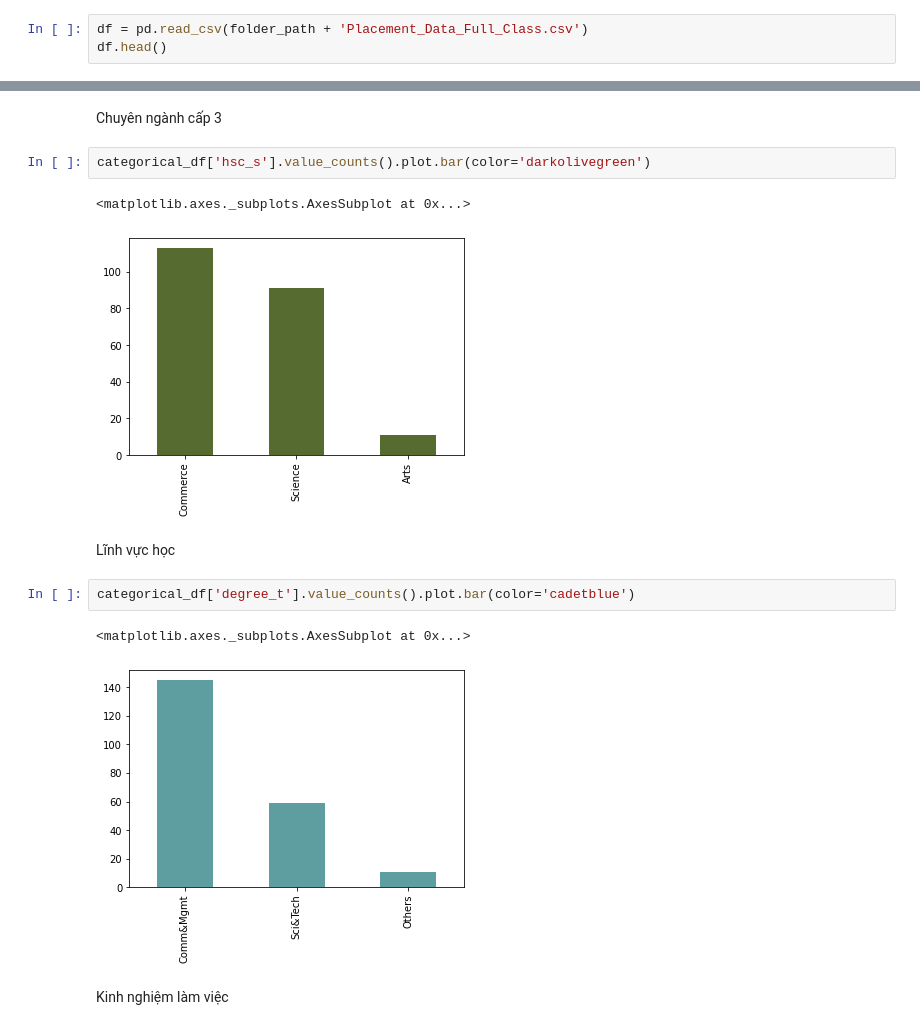
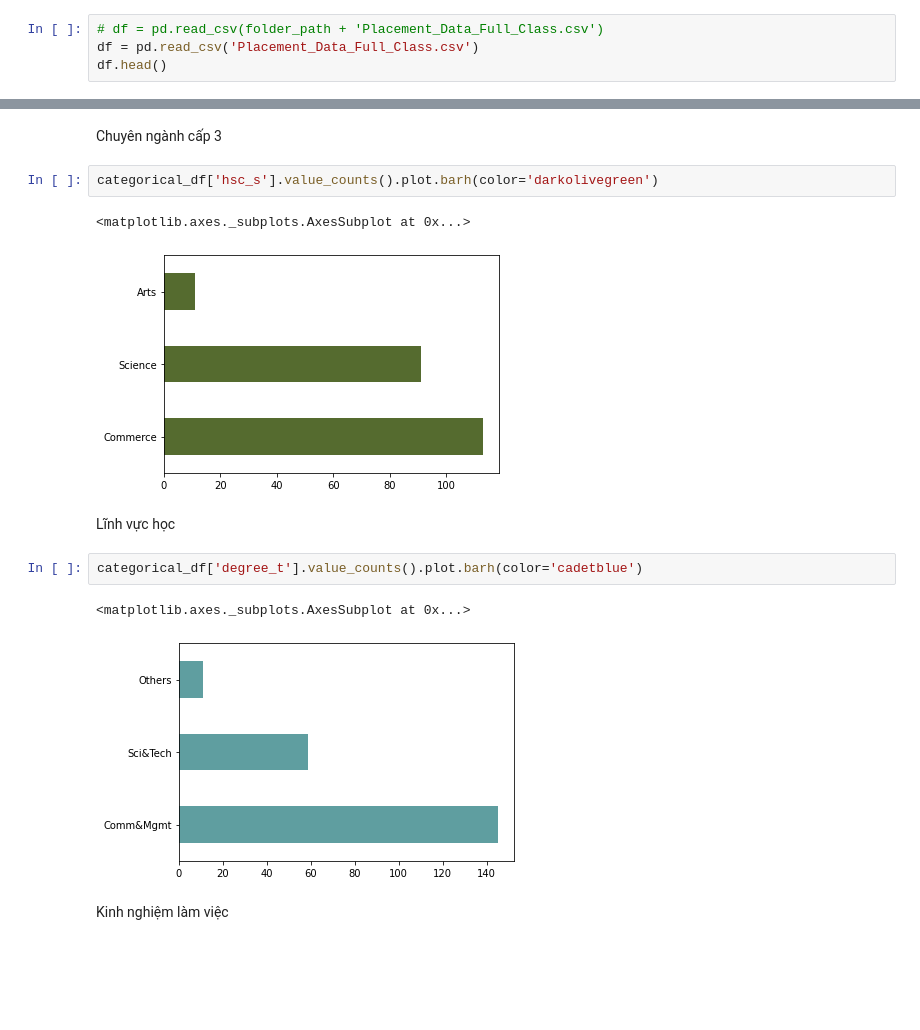
Before and after one commit to huihui1503/P4DS-CLC19-FinalProject, a Jupyter notebook: Final_Project_Hui.ipynb, the cells around one changed output, grey strips where cells are left out. Saved outputs shown, nothing was run; the diff lists cells and outputs as text; blank space fills up the shorter version.

```diff
--- a/Final_Project_Hui.ipynb
+++ b/Final_Project_Hui.ipynb
@@ -22,7 +18,8 @@ Mounted at /content/drive
 # %% [markdown]
 ### Đọc dữ liệu
 # %%
-df = pd.read_csv(folder_path + 'Placement_Data_Full_Class.csv')
+# df = pd.read_csv(folder_path + 'Placement_Data_Full_Class.csv')
+df = pd.read_csv('Placement_Data_Full_Class.csv')
 df.head()
 # %% [output]
 |  | sl_no | gender | ssc_p | ssc_b | hsc_p | hsc_b | hsc_s | degree_p | degree_t | workex | etest_p | ... |
@@ -196,17 +205,17 @@ categorical_df['hsc_b'].value_counts().plot.bar(color='gold')
 # %% [markdown]
 Chuyên ngành cấp 3
 # %%
-categorical_df['hsc_s'].value_counts().plot.bar(color='darkolivegreen')
+categorical_df['hsc_s'].value_counts().plot.barh(color='darkolivegreen')
 # %% [output]
 <matplotlib.axes._subplots.AxesSubplot at 0x...>
-[figure, old version]
+[figure, new version]
 # %% [markdown]
 Lĩnh vực học
 # %%
-categorical_df['degree_t'].value_counts().plot.bar(color='cadetblue')
+categorical_df['degree_t'].value_counts().plot.barh(color='cadetblue')
 # %% [output]
 <matplotlib.axes._subplots.AxesSubplot at 0x...>
-[figure, old version]
+[figure, new version]
 # %% [markdown]
 Kinh nghiệm làm việc
 # %%
```
Also changed, not shown: parts of 59 cells of this notebook.
